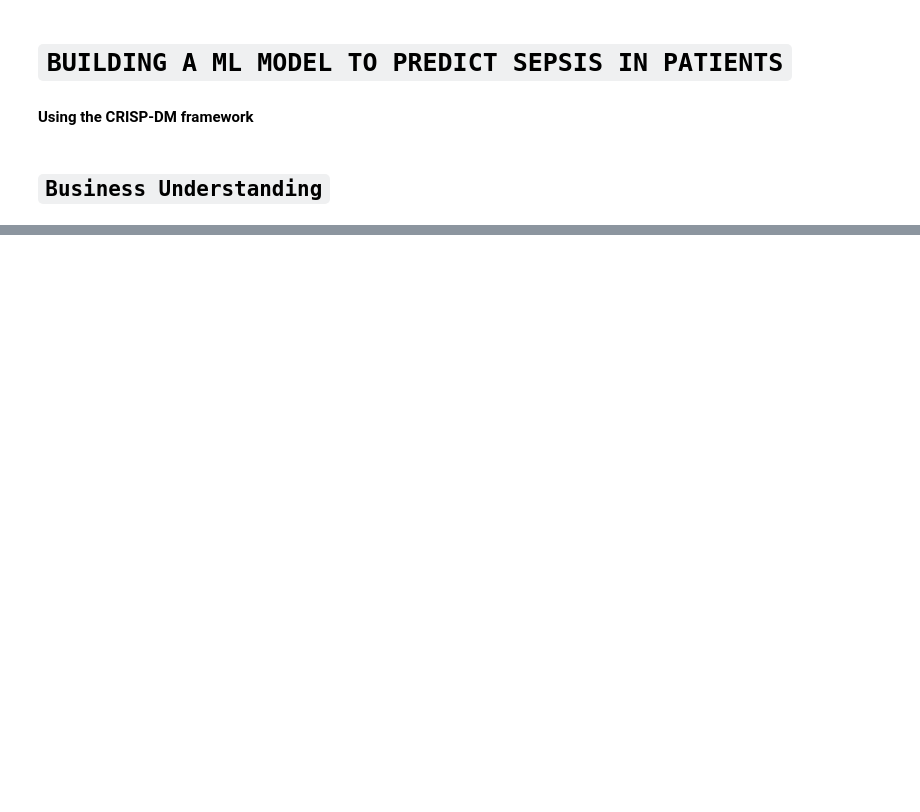
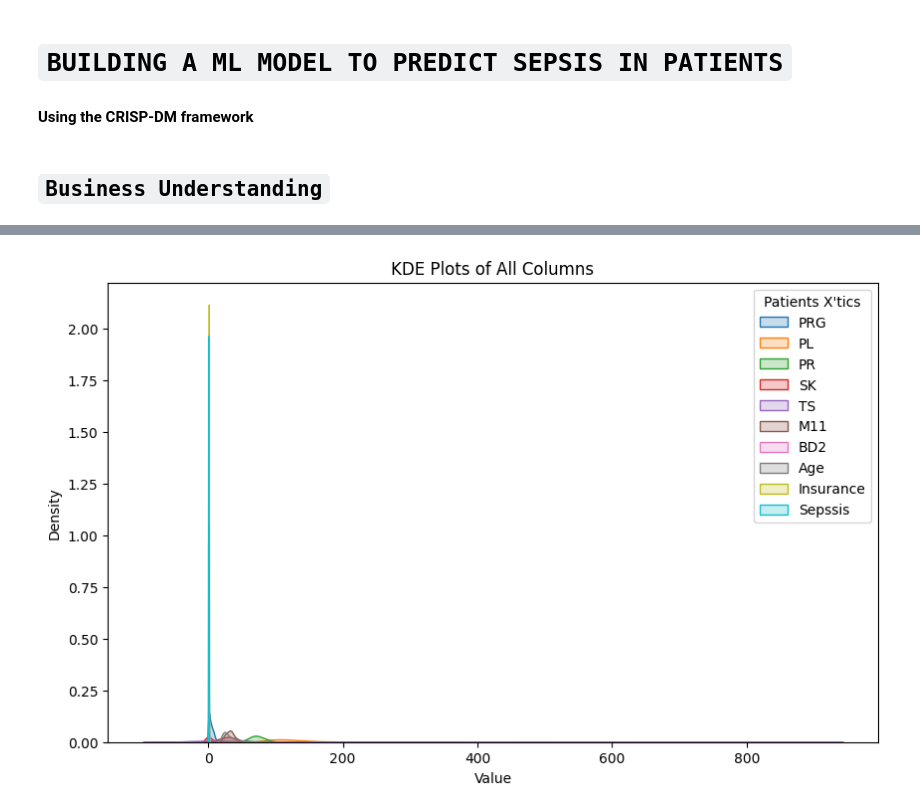
Before and after one commit to kwasichrappah/sepsis_ml_predictor, a Jupyter notebook: sepsis_ml_predictor.ipynb, the cells around one changed output, grey strips where cells are left out. Cells and saved outputs as stored; diff of their text form; code cells hidden in the pictures; blank space fills up the shorter version.

```diff
--- a/sepsis_ml_predictor.ipynb
+++ b/sepsis_ml_predictor.ipynb
@@ -919,0 +208,18 @@ joblib.dump(best_svc_pred,'models\\tuned\\best_svc_pred.joblib')
+# %%
+# Set up the matplotlib figure
+plt.figure(figsize=(10, 6))
+
+# Loop through each column in the DataFrame and create a KDE plot on the same graph
+for column in data.columns:
+    sns.kdeplot(data[column], shade=True, label=column)
+
+# Add legend and labels
+plt.legend(title="Patients X'tics")
+plt.title('KDE Plots of All Columns')
+plt.xlabel('Value')
+plt.ylabel('Density')
+
+# Show the plot
+plt.show()
+# %% [output]
+[figure, added]
```
Also changed, not shown: parts of 107 cells of this notebook.
